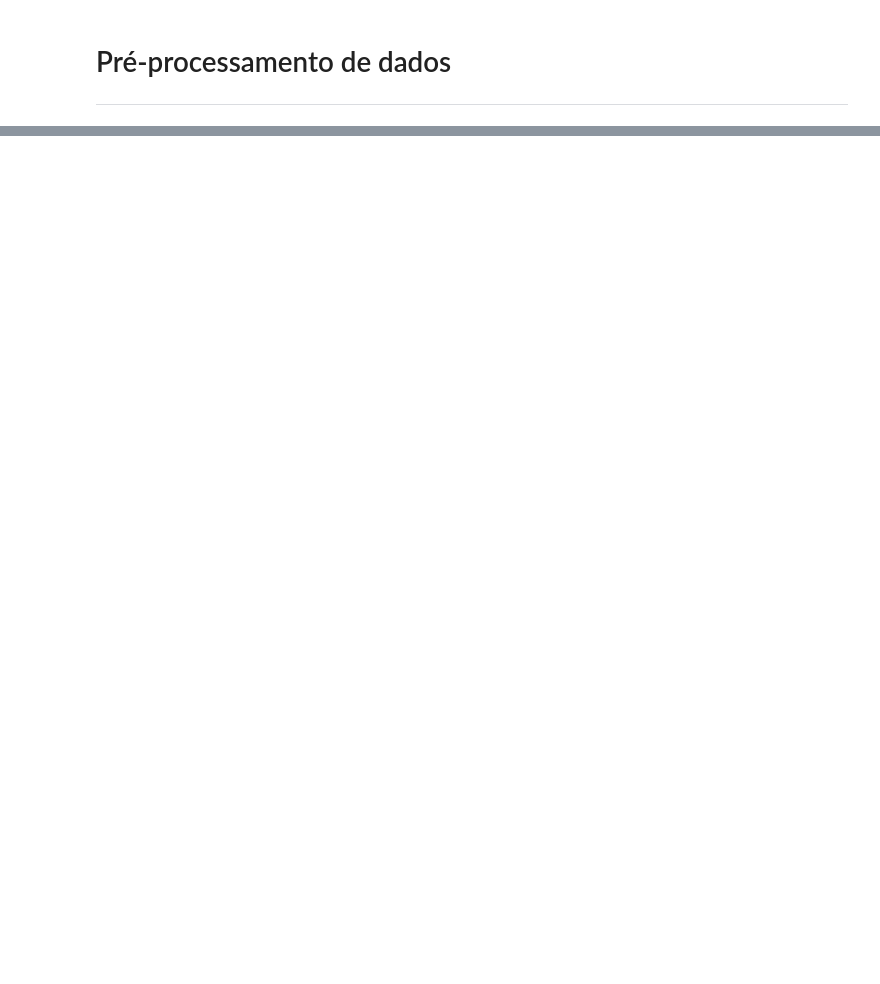
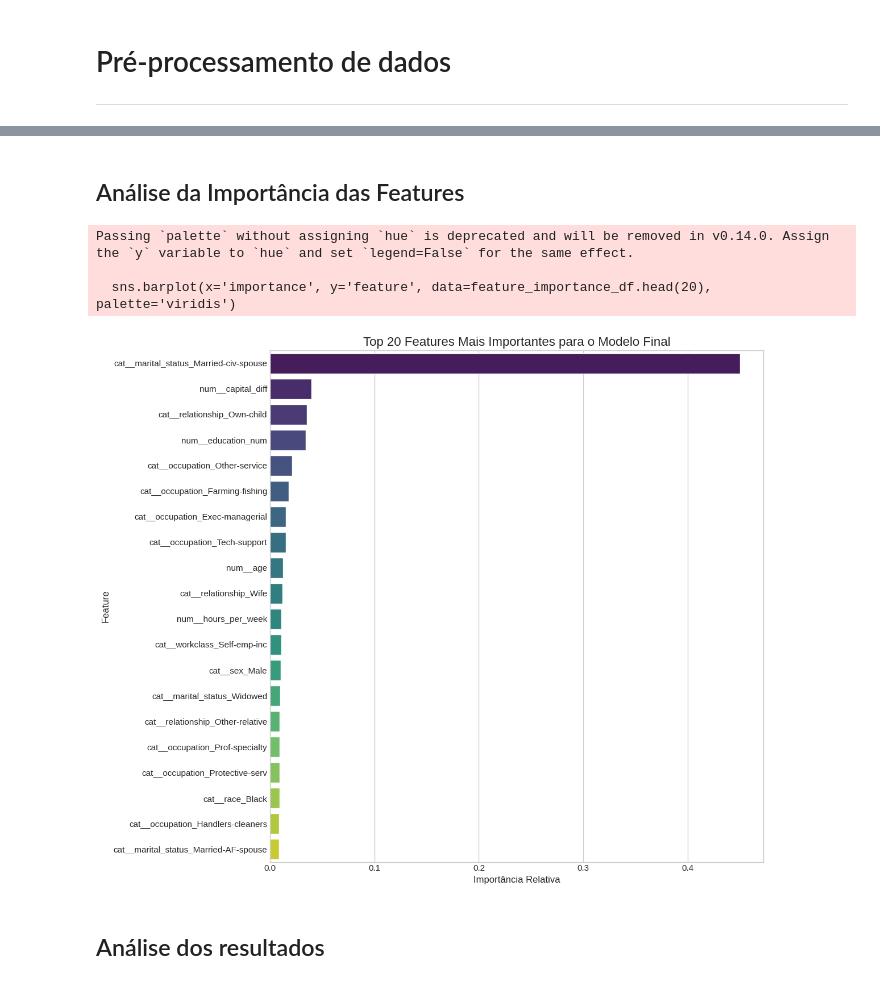
Before and after one commit to FKettl/desafio-data-science, a Jupyter notebook: desafio_data_science.ipynb, the cells around one changed output, grey strips where cells are left out. Drawn from its saved outputs; the diff is of its cells as text; code cells hidden in the pictures; blank space fills up the shorter version.

```diff
--- a/desafio_data_science.ipynb
+++ b/desafio_data_science.ipynb
@@ -392,0 +168,23 @@ results.to_csv('predicted.csv')
+# %%
+full_pipeline = Pipeline(steps=[
+    ('preprocessor', preprocessor),
+    ('classifier', xgb.XGBClassifier(random_state=42, use_label_encoder=False, eval_metric='logloss'))
+])
+
+# Definimos uma range pequena de hiperparâmetros para encontrar os melhores
+param_grid = {
+    'classifier__n_estimators': [200, 300],
+    'classifier__max_depth': [5, 7],
+    'classifier__learning_rate': [0.1],
+    'classifier__scale_pos_weight': [(len(y_train) - sum(y_train)) / sum(y_train)]
+}
+
+grid_search = GridSearchCV(full_pipeline, param_grid, cv=5, n_jobs=-1, scoring='f1_weighted', verbose=1)
+
+print("\nIniciando a otimização do XGBoost")
+grid_search.fit(x_train, y_train)
+
+print(f"\nMelhores parâmetros encontrados: {grid_search.best_params_}")
+
+# Pegar o melhor modelo treinado
+best_model = grid_search.best_estimator_
@@ -392,0 +232,29 @@ results.to_csv('predicted.csv')
+# %% [markdown]
+## Análise da Importância das Features
+# %%
+# Extrair os componentes da pipeline
+preprocessor_fitted = best_model.named_steps['preprocessor']
+xgb_classifier_fitted = best_model.named_steps['classifier']
+
+# Extrair importâncias e nomes das features
+importances = xgb_classifier_fitted.feature_importances_
+feature_names = preprocessor_fitted.get_feature_names_out()
+
+feature_importance_df = pd.DataFrame({'feature': feature_names, 'importance': importances})
+feature_importance_df = feature_importance_df.sort_values(by='importance', ascending=False)
+
+# Plotar o gráfico
+plt.figure(figsize=(12, 10))
+sns.barplot(x='importance', y='feature', data=feature_importance_df.head(20), palette='viridis')
+plt.title('Top 20 Features Mais Importantes para o Modelo Final', fontsize=16)
+plt.xlabel('Importância Relativa', fontsize=12)
+plt.ylabel('Feature', fontsize=12)
+plt.tight_layout()
+plt.show()
+# %% [output]
+Passing `palette` without assigning `hue` is deprecated and will be removed in v0.14.0. Assign the `y` variable to `hue` and set `legend=False` for the same effect.
+
+  sns.barplot(x='importance', y='feature', data=feature_importance_df.head(20), palette='viridis')
+[figure, added]
+# %% [markdown]
+## Análise dos resultados
```
Also changed, not shown: parts of 66 cells of this notebook, 3 other files.
